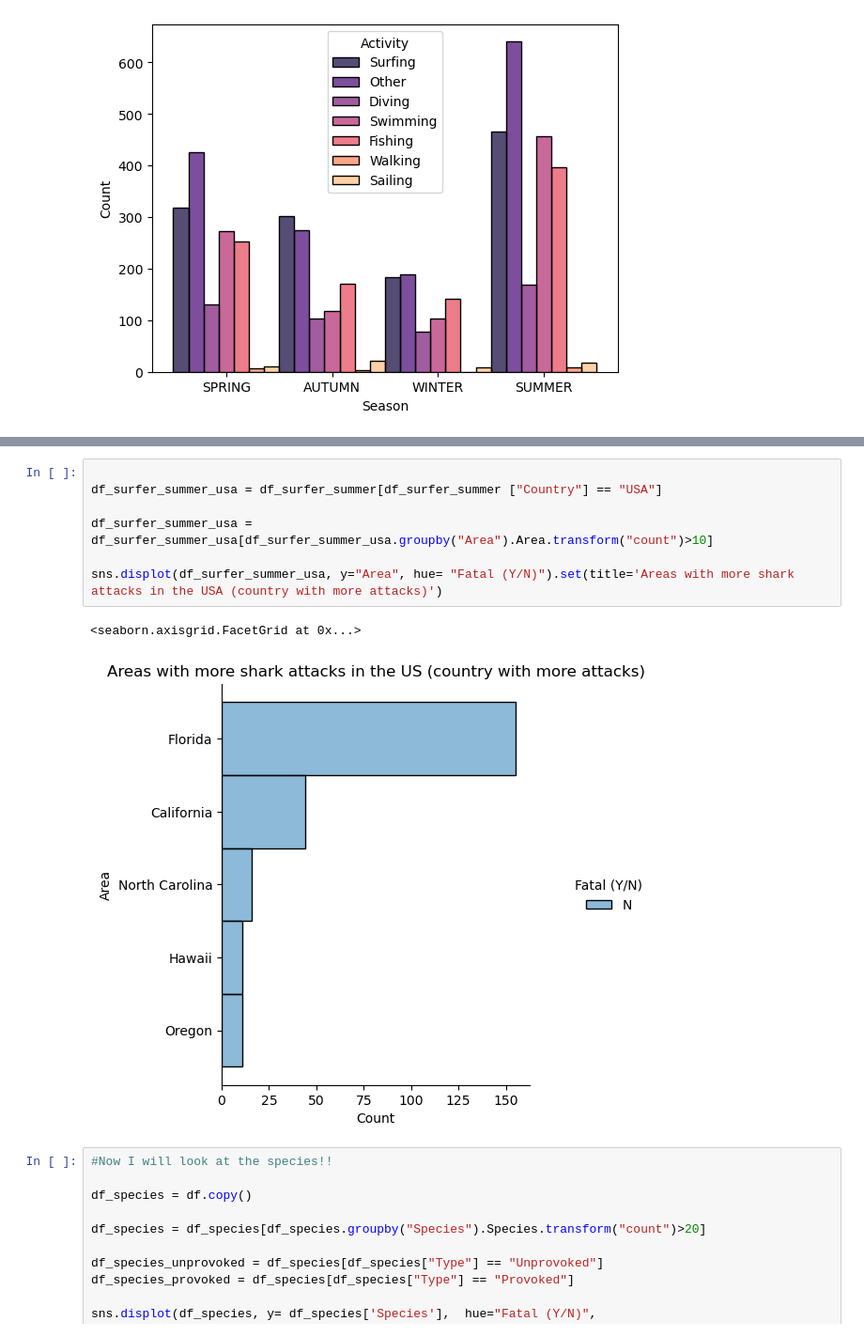
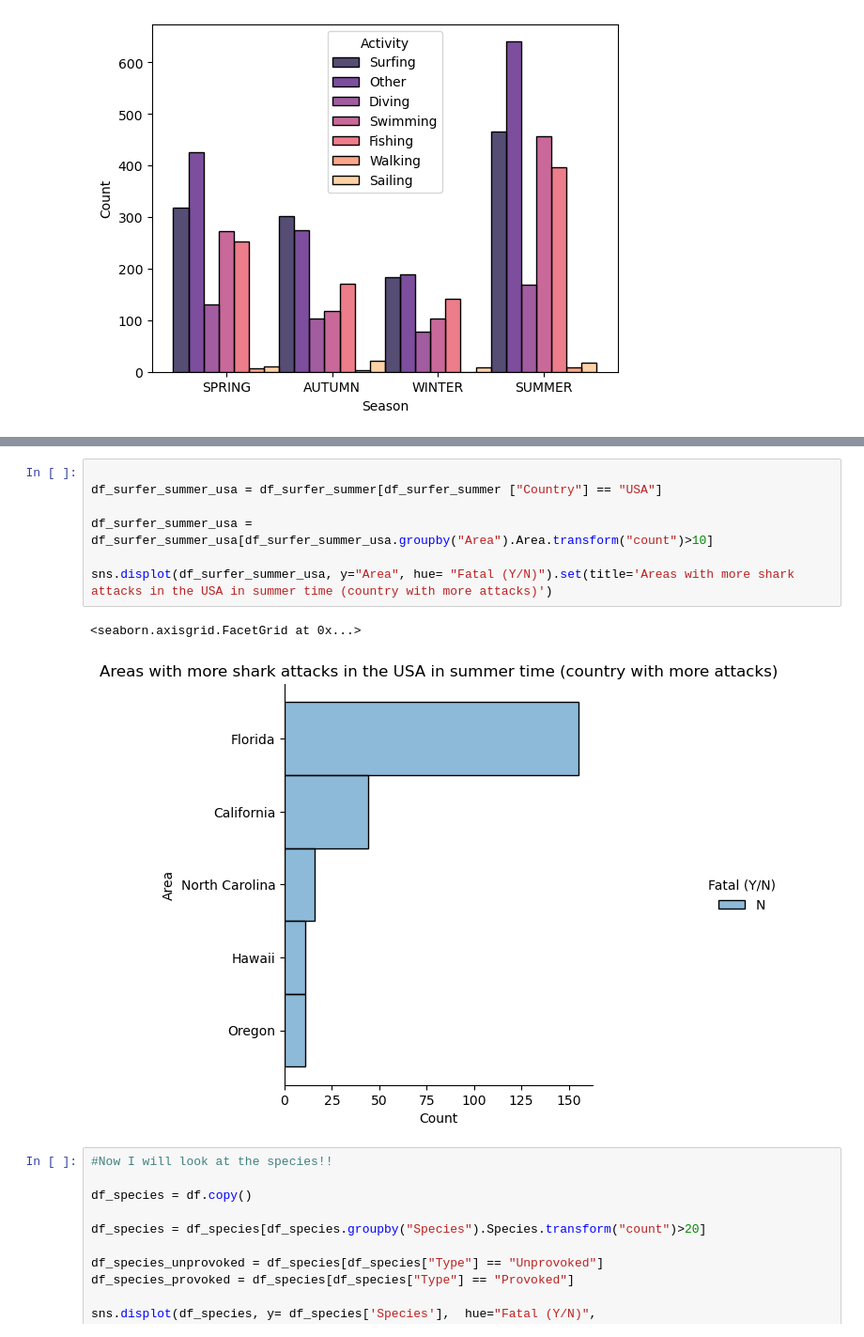
Before and after one commit to bernatbellmunt/ironh_project1, a Jupyter notebook: clean.ipynb, the cells around one changed output, grey strips where cells are left out. Shown at 94% size. Cells and saved outputs as stored; diff of their text form.

```diff
--- a/clean.ipynb
+++ b/clean.ipynb
@@ -428,13 +430,13 @@ sns.displot(df_surfer_summer, y="Country").set(title='Attacks by Country during
 # %%
 
 df_surfer_summer_usa = df_surfer_summer[df_surfer_summer ["Country"] == "USA"]
 
 df_surfer_summer_usa = df_surfer_summer_usa[df_surfer_summer_usa.groupby("Area").Area.transform("count")>10]
 
-sns.displot(df_surfer_summer_usa, y="Area", hue= "Fatal (Y/N)").set(title='Areas with more shark attacks in the USA (country with more attacks)')
+sns.displot(df_surfer_summer_usa, y="Area", hue= "Fatal (Y/N)").set(title='Areas with more shark attacks in the USA in summer time (country with more attacks)')
 # %% [output]
 <seaborn.axisgrid.FacetGrid at 0x...>
-[figure, old version]
+[figure, new version]
 # %%
 #Now I will look at the species!!
 
```
Also changed, not shown: parts of 5 cells of this notebook.
